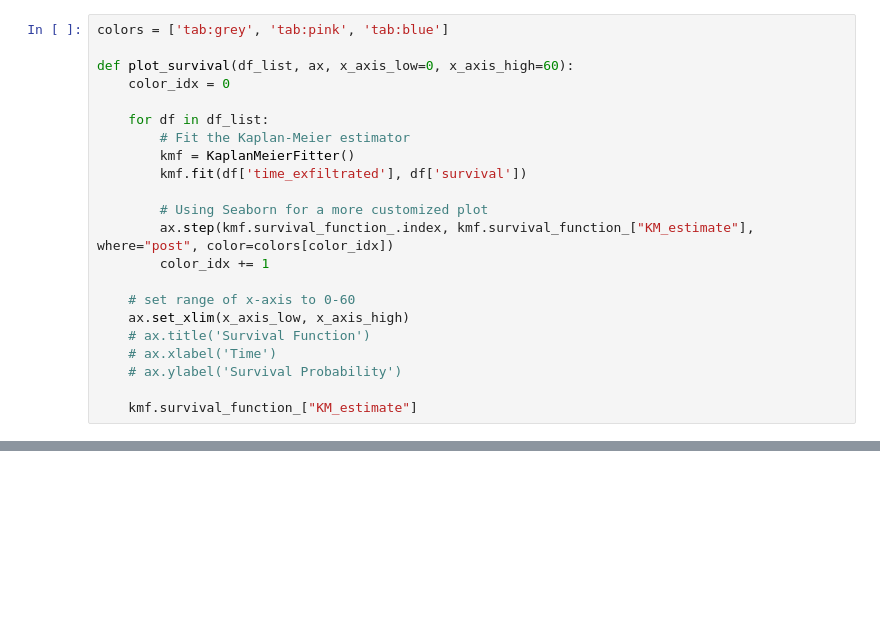
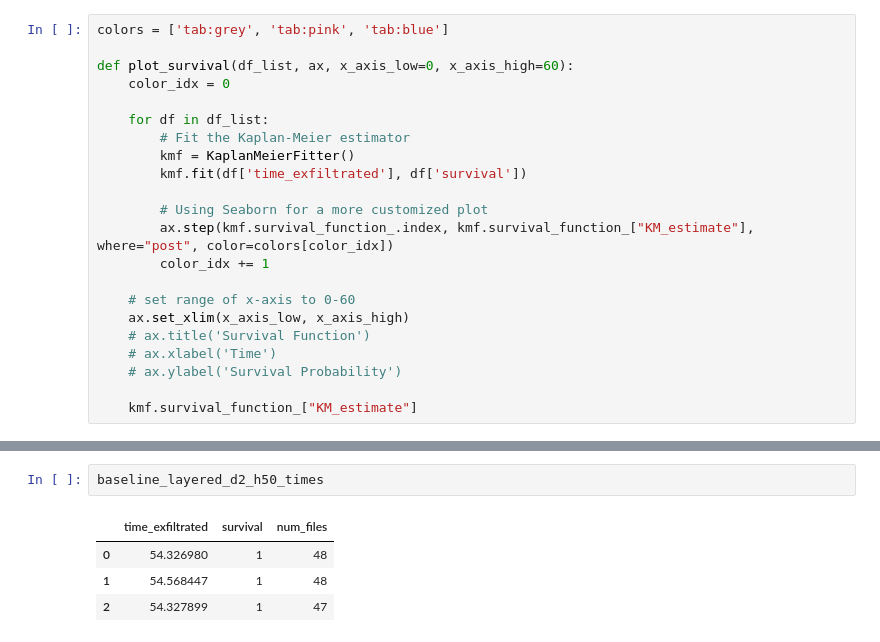
Before and after one commit to bsinger-cmu/perry, a Jupyter notebook: data_analysis/layered.ipynb, the cells around one changed output, grey strips where cells are left out. Saved outputs shown, nothing was run; the diff lists cells and outputs as text; blank space fills up the shorter version.

```diff
--- a/data_analysis/layered.ipynb
+++ b/data_analysis/layered.ipynb
@@ -126,0 +190,7 @@ plot_survival([dfs_standalone_d2_h0_times, dfs_standalone_d0_h50_times, dfs_laye
+# %%
+baseline_layered_d2_h50_times
+# %% [output]
+|  | time_exfiltrated | survival | num_files |
+| 0 | 54.326980 | 1 | 48 |
+| 1 | 54.568447 | 1 | 48 |
+| 2 | 54.327899 | 1 | 47 |
```
Also changed, not shown: parts of 6 cells of this notebook, 20 other files.
